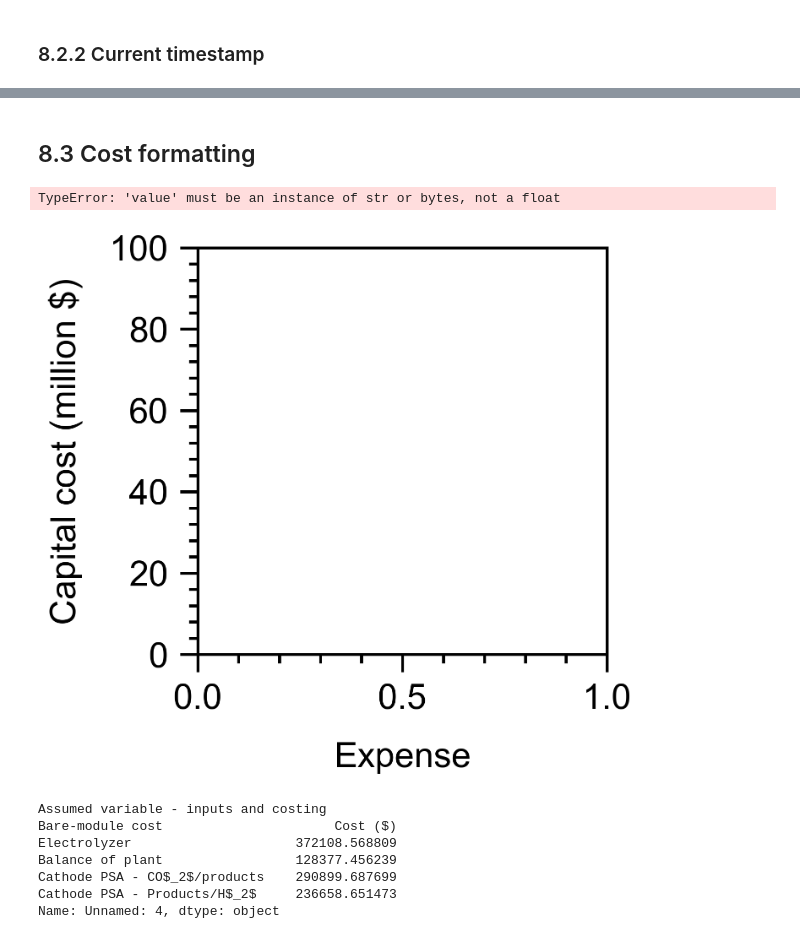
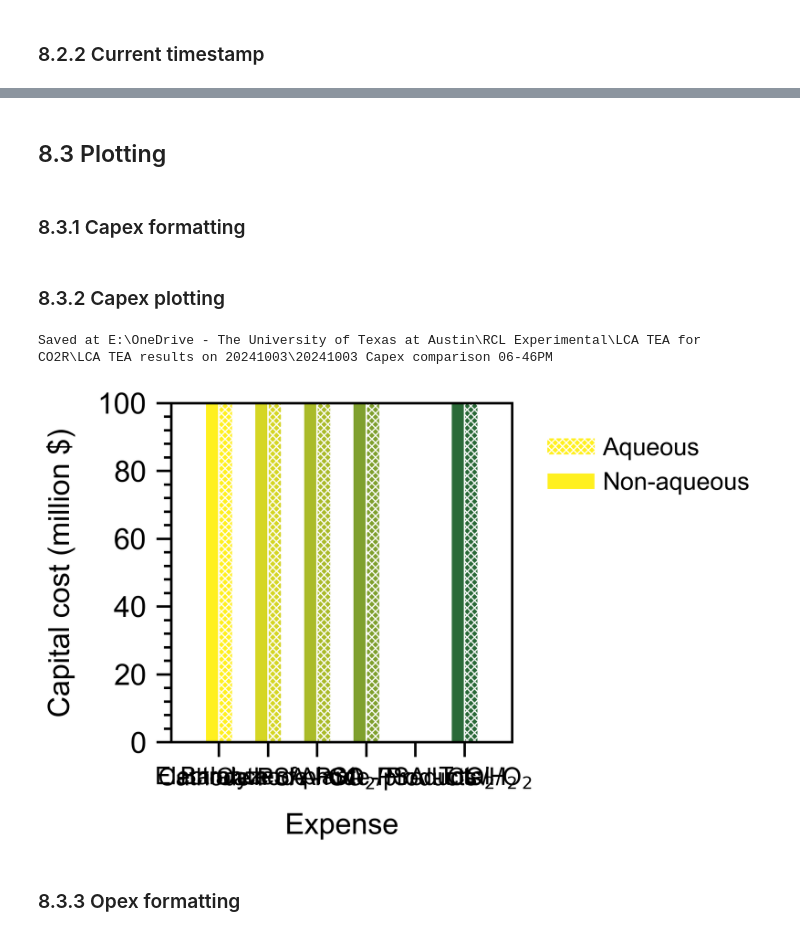
Before and after one commit to shashwatidc/co2r-non-aqueous, a Jupyter notebook: 20241001_5_TEA_Integrated.ipynb, the cells around one changed output, grey strips where cells are left out. Cells and saved outputs as stored; diff of their text form; code cells hidden in the pictures.

Commit message:
Fixed comparison plots

```diff
--- a/20241001_5_TEA_Integrated.ipynb
+++ b/20241001_5_TEA_Integrated.ipynb
@@ -6559,15 +6534,15 @@ if override_2files:
 if override_2files == True:
     if is_battery:
         # Capex colors for bare modules
-        BM_capex_colors = [bright_summer_r(i) for i in np.linspace(0, 1, len(df_capex_BM_1.index)-1)] # battery gets its own color, so 1 less than capex length for other units
+        BM_capex_colors = [bright_summer_r(i) for i in np.linspace(0, 1, len(df_capex_BM_1.index))] # battery gets its own color, so 1 less than capex length for other units
         BM_capex_colors.append('#cccccc') # add in battery
     else:
         # Capex colors
-        BM_capex_colors = [bright_summer_r(i) for i in np.linspace(0, 1, len(df_capex_BM_1.index))]
+        BM_capex_colors = [bright_summer_r(i) for i in np.linspace(0, 1, len(df_capex_BM_1.index)+1)]
 
     # Blues from 0.2 to 1 not bad but low contrast; YlGnbu not but looks jank with PuOr; winter_r is best
     # Opex colors
-    opex_colors = [diverging(i) for i in np.linspace(0, 1, len(df_opex_1.index))]
+    opex_colors = [diverging(i) for i in np.linspace(0, 1, len(df_opex_1.index)+1)]
     #PuOr okay but low contrast at ends
     # # Emissions colors
     # emissions_colors = [RdYlBu(i) for i in np.linspace(0, 1, sum(~df_emissions_vs_vbl.T.isnull().all()) - 1 )  ] # len(df_energy_vs_vbl.index) - 2)] # last rows are totals
@@ -6591,16 +6566,20 @@ if override_2files == True:
 # %%
 if override_2files == True:
     labels = ['Non-aqueous', 'Aqueous']
-    barwidth = 0.35 # hardcoded
-
-    posn_capex_1 = range(len(df_capex_BM_1.index))
-    posn_capex_2 = [posn + barwidth for posn in posn_capex_1]
-    posn_opex_1 = range(len(df_opex_1.index))
-    posn_opex_2 = [posn + barwidth for posn in posn_opex_1]
-    posn_levelized_1 = range(len(df_capex_BM_1.index) + len(df_opex_1.index))
-    posn_levelized_2 = [posn + barwidth for posn in posn_levelized_1]
 # %% [markdown]
-## 8.3 Cost formatting
+## 8.3 Plotting
+# %% [markdown]
+### 8.3.1 Capex formatting
+# %%
+# Set bar width
+if override_2files:
+    barwidth = 1/(3*len(df_capex_BM_1.index)) * (1)
+# %%
+if override_2files == True:
+    posn_capex_1 = np.linspace(0, 1, len(df_capex_BM_1.index))
+    posn_capex_2 = [posn + barwidth for posn in posn_capex_1]
+# %% [markdown]
+### 8.3.2 Capex plotting
 # %%
 # Plot capex
 
@@ -6619,51 +6598,44 @@ if override_2files == True:
         y_axis_major_ticks = np.append(y_axis_major_ticks, y_axis_max) # since arange omits the last point, have to add it back in manually
 #     y_axis_major_ticks = np.linspace(y_axis_min, y_axis_max, num = y_axis_num, endpoint = True) #
 
     ## Axis labels
     axs.set_ylabel('Capital cost (million \$)')
     axs.set_xlabel('Expense')
 
     ## Draw axis ticks
-    # axs.xaxis.set_minor_locator(AutoMinorLocator(2)) # subdivide major ticks into this many minor divisions (eg. major step = 5 V, then autominorlocator(5) will mark off every 1 V)
+    axs.xaxis.set_minor_locator(AutoMinorLocator(1e-10)) # subdivide major ticks into this many minor divisions (eg. major step = 5 V, then autominorlocator(5) will mark off every 1 V)
     axs.yaxis.set_minor_locator(AutoMinorLocator(5)) # subdivide major ticks into this many minor divisions (eg. major step = 5 V, then autominorlocator(5) will mark off every 1 V)
-    # plt.xticks(x_axis_major_ticks) # tick locations as a list, eg. plt.xticks([0,10,20])
+    plt.xticks([posn + barwidth/2 for posn in posn_capex_1], labels = df_capex_BM_1.index, fontsize = SMALL_SIZE)
     plt.yticks(y_axis_major_ticks) # tick locations as a list, eg. plt.xticks([0,10,20])
 
     ## Apply axis limits
-    # axs.set_xlim([x_axis_min,x_axis_max])
+    axs.set_xlim([-0.5*barwidth-(2.5*barwidth),1+1.5*barwidth+(2.5*barwidth)])
     axs.set_ylim([y_axis_min,y_axis_max])
 
     ## Plot series
     cumsum = 0
-    axs.bar(posn_capex_1, df_capex_BM_1[:], color='blue', width=barwidth, edgecolor='grey', label=labels[0])
-    axs.bar(posn_capex_2, df_capex_BM_2[:], color='blue', width=barwidth, edgecolor='grey', label=labels[1])
-
-    # axs.plot(vbl_range[df_capex_totals_vs_vbl.loc['Total permanent investment'] > 0],
-    #         df_capex_totals_vs_vbl.loc['Total permanent investment', df_capex_totals_vs_vbl.loc['Total permanent investment'] > 0]/1e6, # All capex except working capital, which is recovered during operation
-    #         label = 'Total permanent investment', alpha = 1, c = theme_colors[6]) # Plot line for Total permanent investment cost
+    axs.bar(posn_capex_1, df_capex_BM_1, color=BM_capex_colors,
+            width=barwidth, edgecolor = 'w', linewidth = linewidth_calc,
+            label=labels[0])
+    axs.bar(posn_capex_2, df_capex_BM_2, color=BM_capex_colors,
+            width=barwidth, edgecolor='w',
+            label=labels[1],
+            hatch = 'xxxx')
 
     ## Legend
     axs.legend(bbox_to_anchor=(1, 1), loc='upper left', reverse = True) # -> bbox_to_anchor docks the legend to a position, loc specifies which corner of legend is that position
 
     ## Save figure
     capex_comparison_fig_name = os.path.join(OP_folder, '{} Capex comparison {}'.format(current_date, current_time).replace('.',',') ) # CHANGE to change the figure name
     fig.savefig(capex_comparison_fig_name + '.svg', transparent = True) # Save figure - format = eps, jpeg, jpg, pdf, pgf, png, ps, raw, rgba, svg, svgz, tif, tiff
     fig.savefig(capex_comparison_fig_name + '.pdf', transparent = True) # Save figure - format = eps, jpeg, jpg, pdf, pgf, png, ps, raw, rgba, svg, svgz, tif, tiff
     fig.savefig(capex_comparison_fig_name + '.jpg', transparent = True,  dpi = 80) # Save figure - format = eps, jpeg, jpg, pdf, pgf, png, ps, raw, rgba, svg, svgz, tif, tiff
 
     print('Saved at ' + capex_comparison_fig_name)
 
     plt.show()
 # %% [output]
-TypeError: 'value' must be an instance of str or bytes, not a float
+Saved at E:\OneDrive - The University of Texas at Austin\RCL Experimental\LCA TEA for CO2R\LCA TEA results on 20241003\20241003 Capex comparison 06-46PM
-[figure, old version]
+[figure, new version]
-# %%
-df_capex_BM_1[:]
-# %% [output]
-Assumed variable - inputs and costing
-Bare-module cost                      Cost ($)
-Electrolyzer                     372108.568809
-Balance of plant                 128377.456239
-Cathode PSA - CO$_2$/products    290899.687699
-Cathode PSA - Products/H$_2$     236658.651473
-Name: Unnamed: 4, dtype: object
+# %% [markdown]
+### 8.3.3 Opex formatting
```
Also changed, not shown: parts of 11 cells of this notebook.
